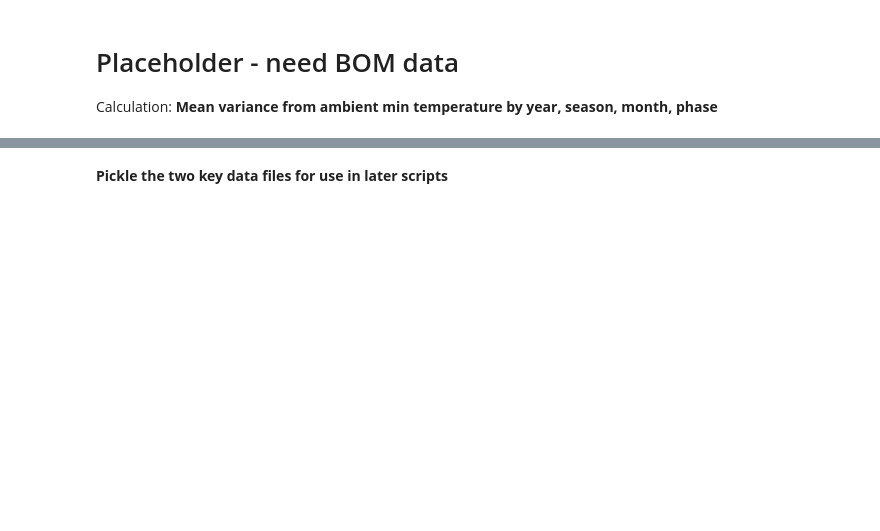
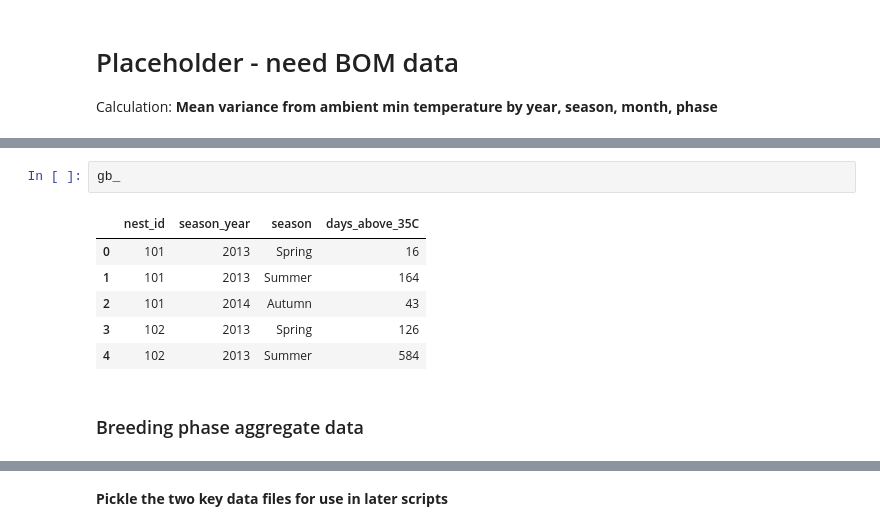
Before and after one commit to samdavey/penguins, a Jupyter notebook: B_Aggregate_Sensor_Stats.ipynb, the cells around one changed output, grey strips where cells are left out. Cells and saved outputs as stored; diff of their text form; blank space fills up the shorter version.

```diff
--- a/B_Aggregate_Sensor_Stats.ipynb
+++ b/B_Aggregate_Sensor_Stats.ipynb
@@ -224,0 +620,11 @@ log('Done.')
+# %%
+gb_
+# %% [output]
+|  | nest_id | season_year | season | days_above_35C |
+| 0 | 101 | 2013 | Spring | 16 |
+| 1 | 101 | 2013 | Summer | 164 |
+| 2 | 101 | 2014 | Autumn | 43 |
+| 3 | 102 | 2013 | Spring | 126 |
+| 4 | 102 | 2013 | Summer | 584 |
+# %% [markdown]
+### Breeding phase aggregate data
```
Also changed, not shown: parts of 40 cells of this notebook, 3 other files.
